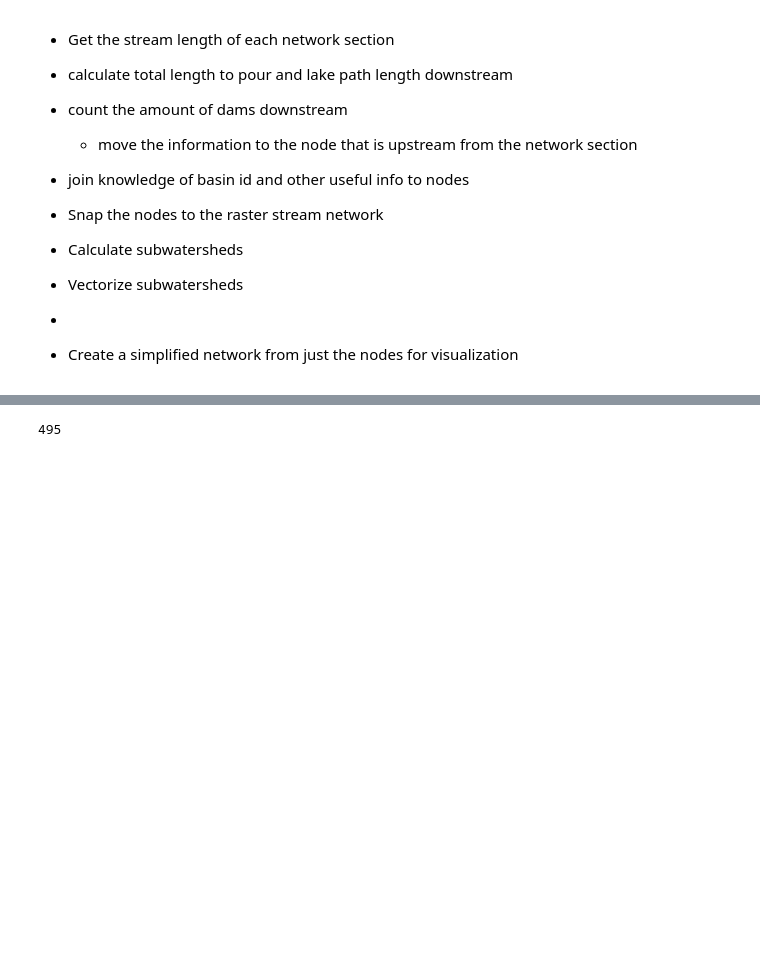
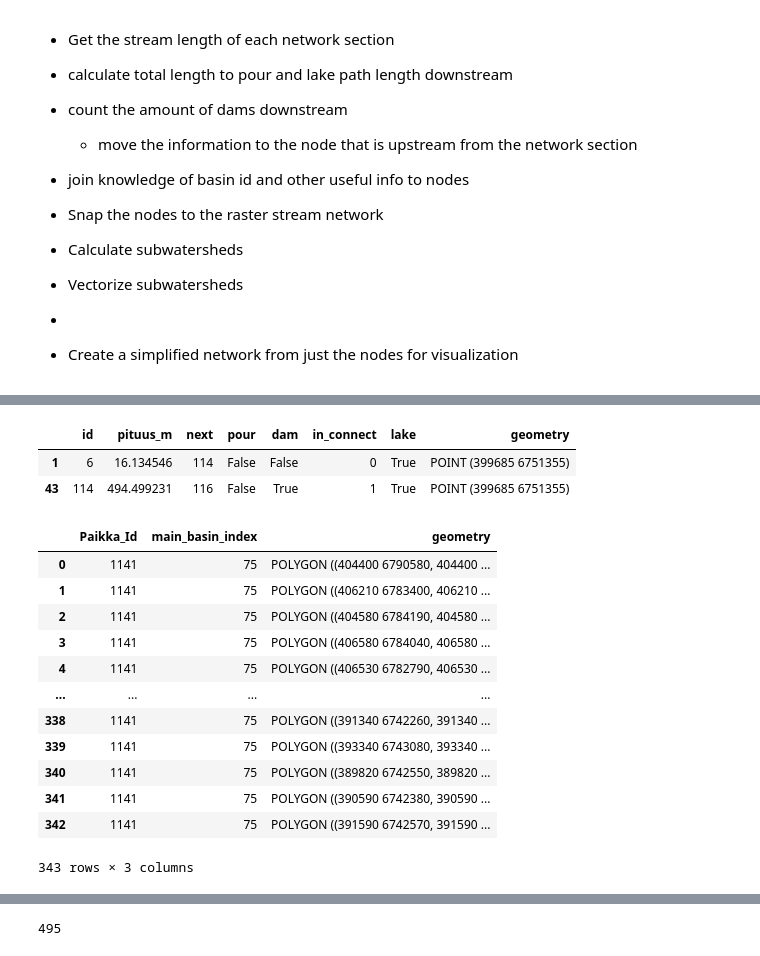
Before and after one commit to iiroseppa/CAMELS-FI, a Jupyter notebook: network_analysis/stream_processing_v2.ipynb, the cells around one changed output, grey strips where cells are left out. Drawn from its saved outputs; the diff is of its cells as text; code cells hidden in the pictures; blank space fills up the shorter version.

```diff
--- a/network_analysis/stream_processing_v2.ipynb
+++ b/network_analysis/stream_processing_v2.ipynb
@@ -320,4 +341 @@ AssertionError: too many merges, check nodes of 1078
-# %%
-subwatersheds['area_m2'] = subwatersheds.area
-subwatersheds = geopd.sjoin(subwatersheds, nodes, rsuffix='nodes')
 # %%
@@ -348,0 +371,22 @@ nodes
+# %%
+nodes[nodes.geometry.duplicated(keep=False)]
+# %% [output]
+|  | id | pituus_m | next | pour | dam | in_connect | lake | geometry |
+| 1 | 6 | 16.134546 | 114 | False | False | 0 | True | POINT (399685 6751355) |
+| 43 | 114 | 494.499231 | 116 | False | True | 1 | True | POINT (399685 6751355) |
+# %%
+subwatersheds
+# %% [output]
+|  | Paikka_Id | main_basin_index | geometry |
+| 0 | 1141 | 75 | POLYGON ((404400 6790580, 404400 ... |
+| 1 | 1141 | 75 | POLYGON ((406210 6783400, 406210 ... |
+| 2 | 1141 | 75 | POLYGON ((404580 6784190, 404580 ... |
+| 3 | 1141 | 75 | POLYGON ((406580 6784040, 406580 ... |
+| 4 | 1141 | 75 | POLYGON ((406530 6782790, 406530 ... |
+| ... | ... | ... | ... |
+| 338 | 1141 | 75 | POLYGON ((391340 6742260, 391340 ... |
+| 339 | 1141 | 75 | POLYGON ((393340 6743080, 393340 ... |
+| 340 | 1141 | 75 | POLYGON ((389820 6742550, 389820 ... |
+| 341 | 1141 | 75 | POLYGON ((390590 6742380, 390590 ... |
+| 342 | 1141 | 75 | POLYGON ((391590 6742570, 391590 ... |
+343 rows × 3 columns
```
Also changed, not shown: parts of 15 cells of this notebook, 1 other file.
